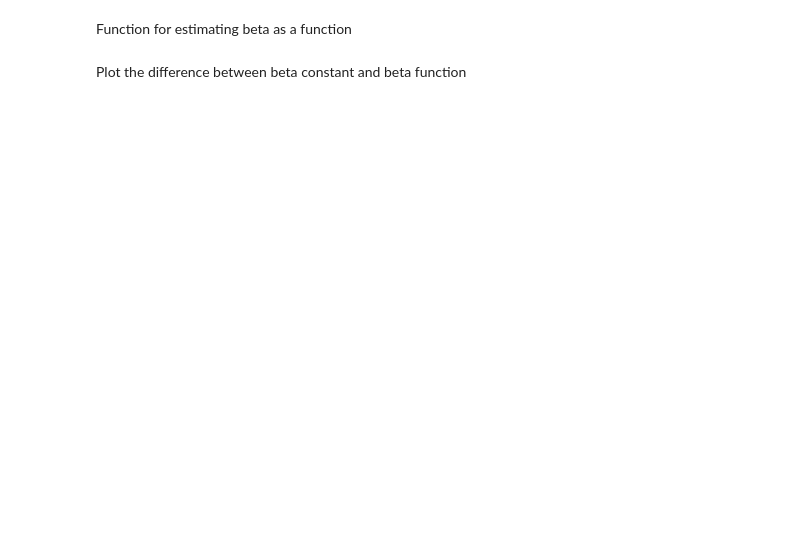
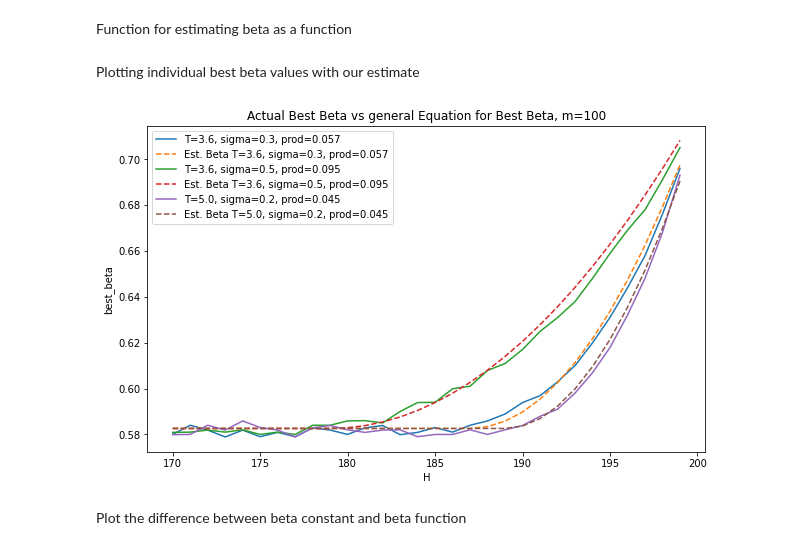
Before and after one commit to Jonteflower/SF290X-Master-Thesis, a Jupyter notebook: down_and_out.ipynb, the cells around one changed output. Drawn from its saved outputs; the diff is of its cells as text; code cells hidden in the pictures; blank space fills up the shorter version.

```diff
--- a/down_and_out.ipynb
+++ b/down_and_out.ipynb
@@ -363,6 +370,59 @@ def adjusted_barrier_estimate(T, H, S0,sigma, m):
     H_adj_up = H * np.exp(beta * sigma * np.sqrt(delta_T))
 
     return H_adj_down, H_adj_up
+# %% [markdown]
+Plotting individual best beta values with our estimate
+# %%
+# Filter out best_beta < 0.55
+df_filtered = df[(df['best_beta'] >= 0.55) & (df['m'] == m)]
+x_axis_key = 'H'
+
+# Randomly select a combination from df_filtered
+sample1 = df_filtered.sample(1).iloc[0]
+sigma1 = sample1['sigma']
+t1 = sample1['T']
+
+sample2 = df_filtered.sample(1).iloc[0]
+sigma2 = sample2['sigma']
+t2 = sample2['T']
+
+#sample3 = df_filtered.sample(1).iloc[0]
+sigma3 = df_filtered['sigma'].min()
+t3 = df_filtered['T'].max()
+
+# Define the combinations for T and sigma
+combinations = [(t1, sigma1), (t2, sigma2), (t3, sigma3)]
+
+# Create the plot
+plt.figure(figsize=(10, 6))
+
+# Plot lines for actual best_beta values and estimated best fit
+for T, sigma in combinations:
+    # Filter the DataFrame for each combination
+    subset = df[(df['T'] == T) & (df['sigma'] == sigma) & (df['m'] == m) & (df['best_beta'] >= 0.55)]
+
+    # Sort by H for consistent line plotting
+    subset_sorted = subset.sort_values(by='H')
+
+    # Plot the actual best_beta values
+    plt.plot(subset_sorted['H'], subset_sorted['best_beta'], label=f'T={T}, sigma={sigma}, prod={round(sigma*np.sqrt(T/m), 3)}')
+
+    # Calculate the estimated best fit betas
+    subset_sorted['estimated_beta'] = subset_sorted.apply(lambda row: regression_beta_estimate(row['T'], row['sigma'], row['H'], row['S0'], m), axis=1)
+
+    # Plot the estimated best fit line
+    plt.plot(subset_sorted['H'], subset_sorted['estimated_beta'], '--', label=f'Est. Beta T={T}, sigma={sigma}, prod={round(sigma*np.sqrt(T/m), 3)}')
+
+# Add labels and title
+plt.xlabel('H')
+plt.ylabel('best_beta')
+plt.title(f'Actual Best Beta vs general Equation for Best Beta, m={m}')
+plt.legend()
+
+# Show the plot
+plt.show()
+# %% [output]
+[figure, added]
 # %% [markdown]
 Plot the difference between beta constant and beta function
 # %%
```
Also changed, not shown: parts of 6 cells of this notebook, 27 other files.
